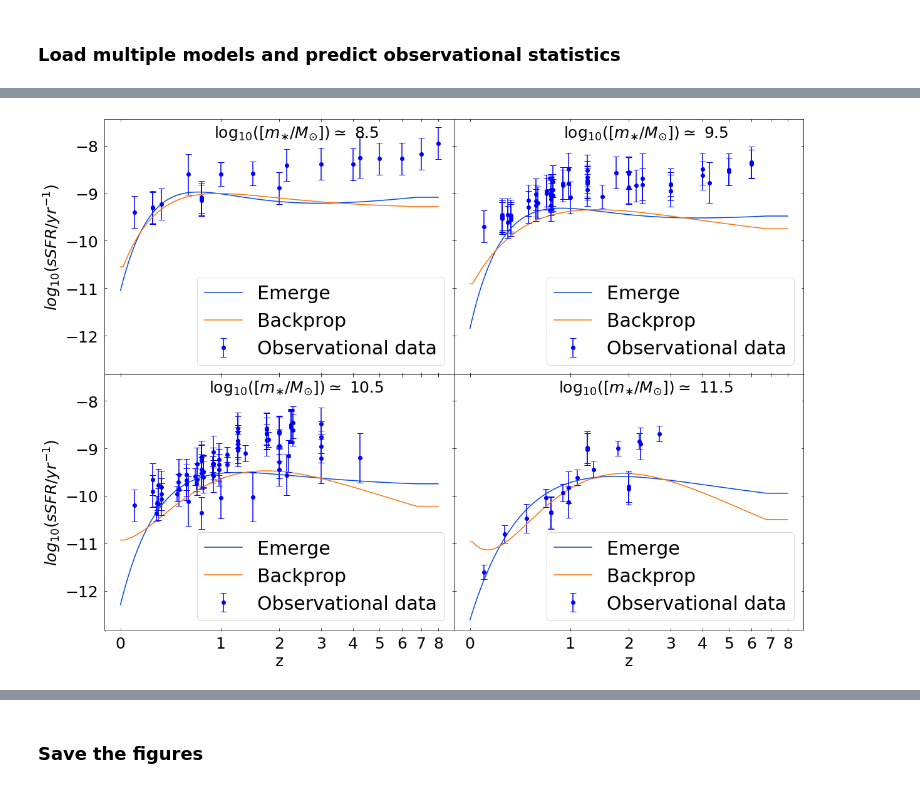
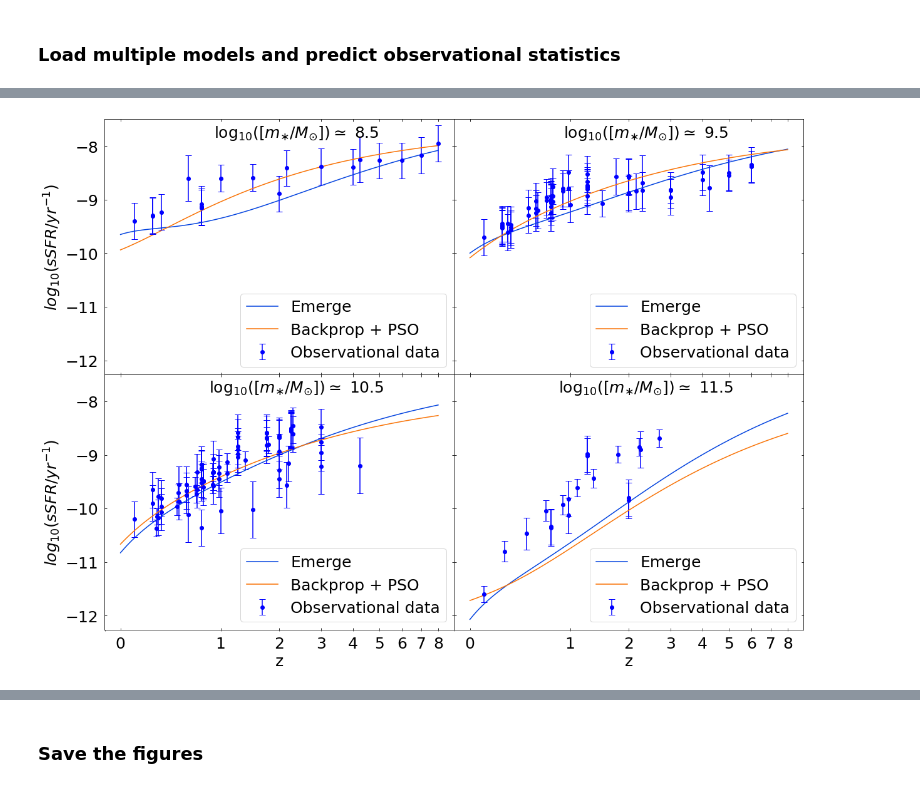
Before and after one commit to magnus-lindstrom/masters-project-galaxy-formation, a Jupyter notebook: code/backpropagation_code/bp_general_purpose_notebook.ipynb, the cells around one changed output, grey strips where cells are left out. Cells and saved outputs as stored; diff of their text form; code cells hidden in the pictures.

Commit message:
updated the plots. All emerge plots are now working as intended

```diff
--- a/code/backpropagation_code/bp_general_purpose_notebook.ipynb
+++ b/code/backpropagation_code/bp_general_purpose_notebook.ipynb
@@ -191,4 +184,4 @@ predicted_points_2 = predict_points(model_2, training_data_dict_2, data_type = '
 # %%
-emerge_predictions = np.zeros(shape=(np.shape(predicted_points_1)))
-emerge_predictions[:, 0] = training_data_dict_1['output_train_dict']['Stellar_mass']
-emerge_predictions[:, 1] = training_data_dict_1['output_train_dict']['SFR']
+emerge_predictions = np.zeros(shape=(np.shape(predicted_points_2)))
+emerge_predictions[:, 0] = training_data_dict_2['output_train_dict']['Stellar_mass']
+emerge_predictions[:, 1] = training_data_dict_2['output_train_dict']['SFR']
@@ -219,9 +193,9 @@ print(predicted_points_2)
 # %%
 stellar_mass_bin_width = 0.2
-fig_ssfr = ssfr_emerge_plot([emerge_predictions, predicted_points_1], training_data_dict_1, data_type='train', loss_dict={'stellar_mass_bins': np.arange(7, 12.5, stellar_mass_bin_width)},
-                            model_names=['Emerge', 'Backprop'], colors=['xkcd:blue', 'xkcd:orange'])
+fig_ssfr = ssfr_emerge_plot([emerge_predictions, predicted_points_2], training_data_dict_2, data_type='train', loss_dict={'stellar_mass_bins': np.arange(7, 12.5, stellar_mass_bin_width)},
+                            model_names=['Emerge', 'Backprop + PSO'], colors=['xkcd:blue', 'xkcd:orange'])
 # %% [output]
-[figure, old version]
+[figure, new version]
 # %%
 stellar_mass_bin_width = 0.2
 fig_csfrd = get_csfrd_plot_obs([emerge_predictions, predicted_points_2], training_data_dict_2, model_names=['Emerge', 'Backprop + PSO'], colors=['xkcd:blue', 'xkcd:orange'],
```
Also changed, not shown: parts of 16 cells of this notebook, 5 other files.
